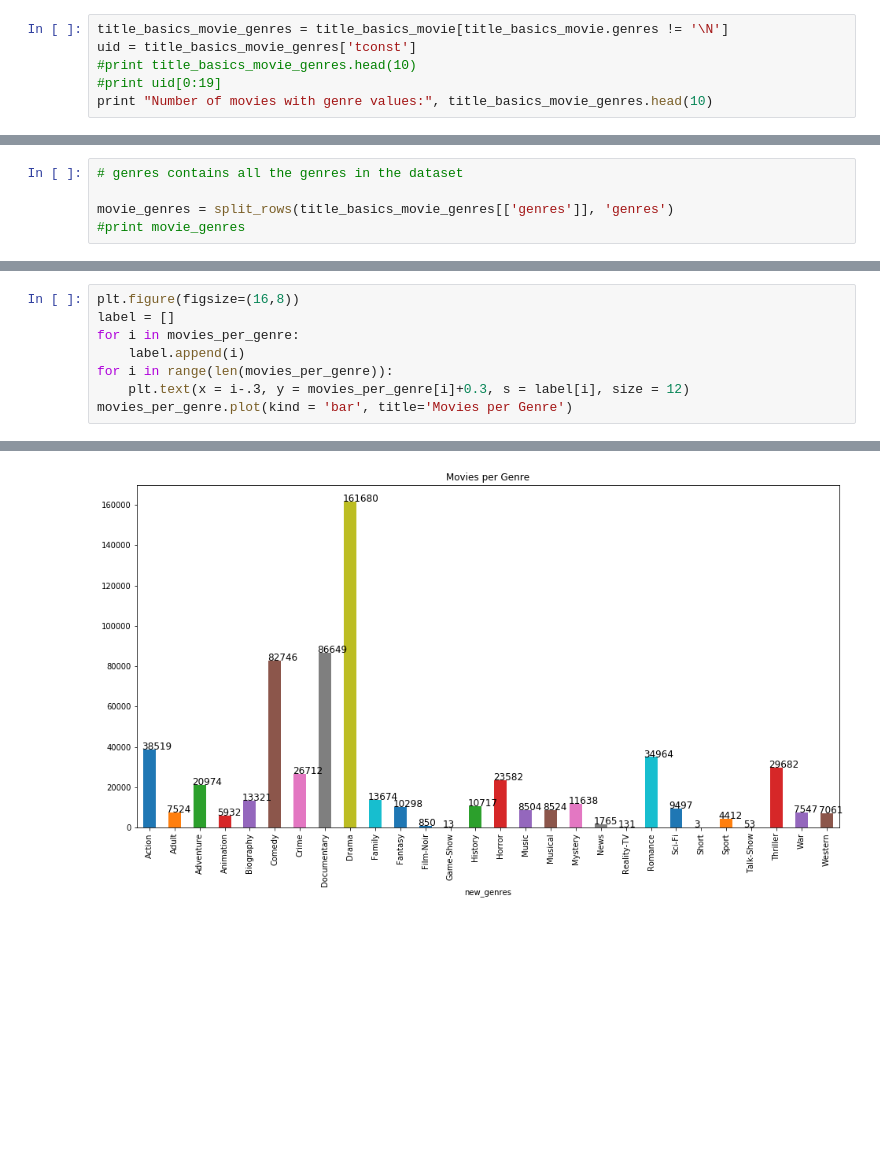
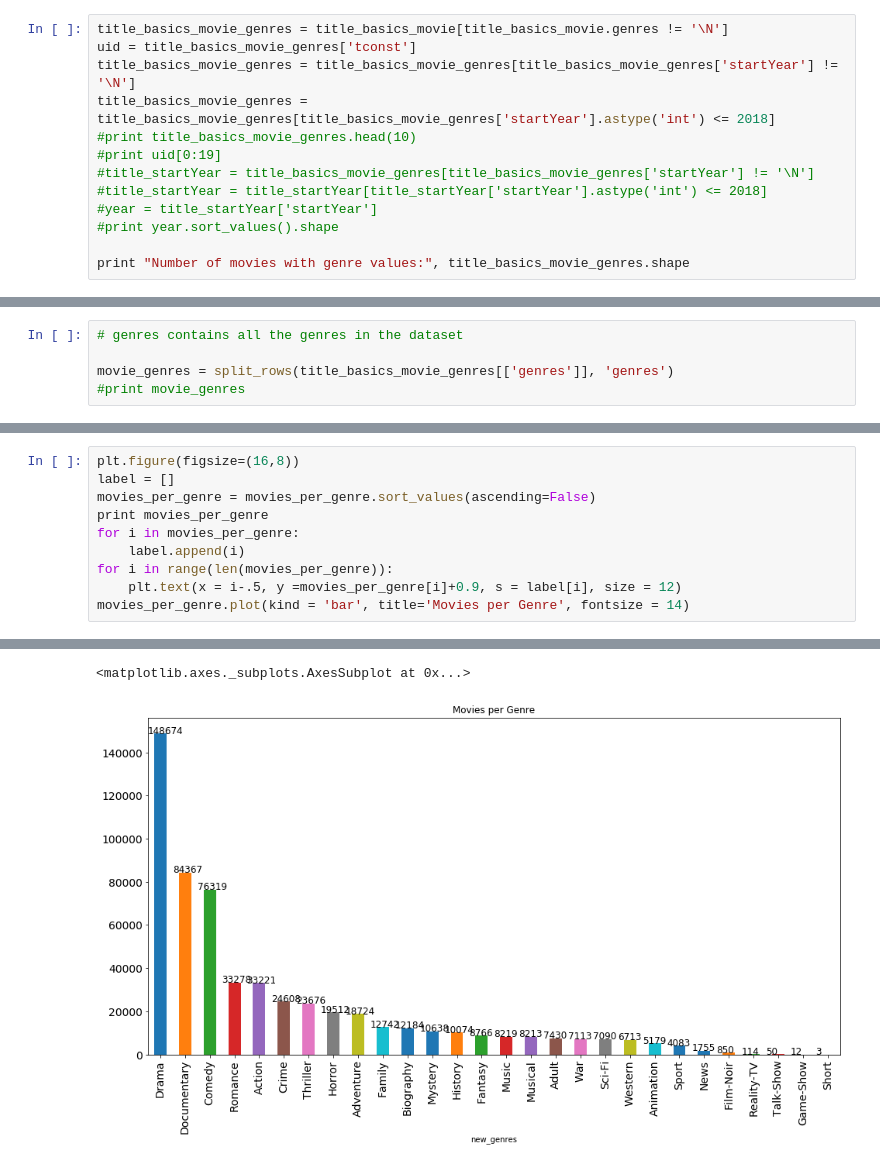
Before and after one commit to xinhezhang/IMDb, a Jupyter notebook: Distribution_Genres.ipynb, the cells around one changed output, grey strips where cells are left out. Cells and saved outputs as stored; diff of their text form; blank space fills up the shorter version.

```diff
--- a/Distribution_Genres.ipynb
+++ b/Distribution_Genres.ipynb
@@ -20,7 +20,14 @@ title_basics_movie = title_basics[title_basics['titleType'] == 'movie']
 # %%
 title_basics_movie_genres = title_basics_movie[title_basics_movie.genres != '\N']
 uid = title_basics_movie_genres['tconst']
+title_basics_movie_genres = title_basics_movie_genres[title_basics_movie_genres['startYear'] != '\N']
+title_basics_movie_genres = title_basics_movie_genres[title_basics_movie_genres['startYear'].astype('int') <= 2018]
 #print title_basics_movie_genres.head(10)
 #print uid[0:19]
-print "Number of movies with genre values:", title_basics_movie_genres.head(10)
+#title_startYear = title_basics_movie_genres[title_basics_movie_genres['startYear'] != '\N']
+#title_startYear = title_startYear[title_startYear['startYear'].astype('int') <= 2018]
+#year = title_startYear['startYear']
+#print year.sort_values().shape
+
+print "Number of movies with genre values:", title_basics_movie_genres.shape
 # %% [output]
@@ -193,9 +167,11 @@ Index([u'Adult', u'Animation', u'Film-Noir', u'Game-Show', u'Music',
 # %%
 plt.figure(figsize=(16,8))
 label = []
+movies_per_genre = movies_per_genre.sort_values(ascending=False)
+print movies_per_genre
 for i in movies_per_genre:
     label.append(i)
 for i in range(len(movies_per_genre)):
-    plt.text(x = i-.3, y = movies_per_genre[i]+0.3, s = label[i], size = 12)
-movies_per_genre.plot(kind = 'bar', title='Movies per Genre')
+    plt.text(x = i-.5, y =movies_per_genre[i]+0.9, s = label[i], size = 12)
+movies_per_genre.plot(kind = 'bar', title='Movies per Genre', fontsize = 14)
 # %% [output]
@@ -203 +195,2 @@ movies_per_genre.plot(kind = 'bar', title='Movies per Genre')
+<matplotlib.axes._subplots.AxesSubplot at 0x...>
-[figure, old version]
+[figure, new version]
```
Also changed, not shown: parts of 8 cells of this notebook.
